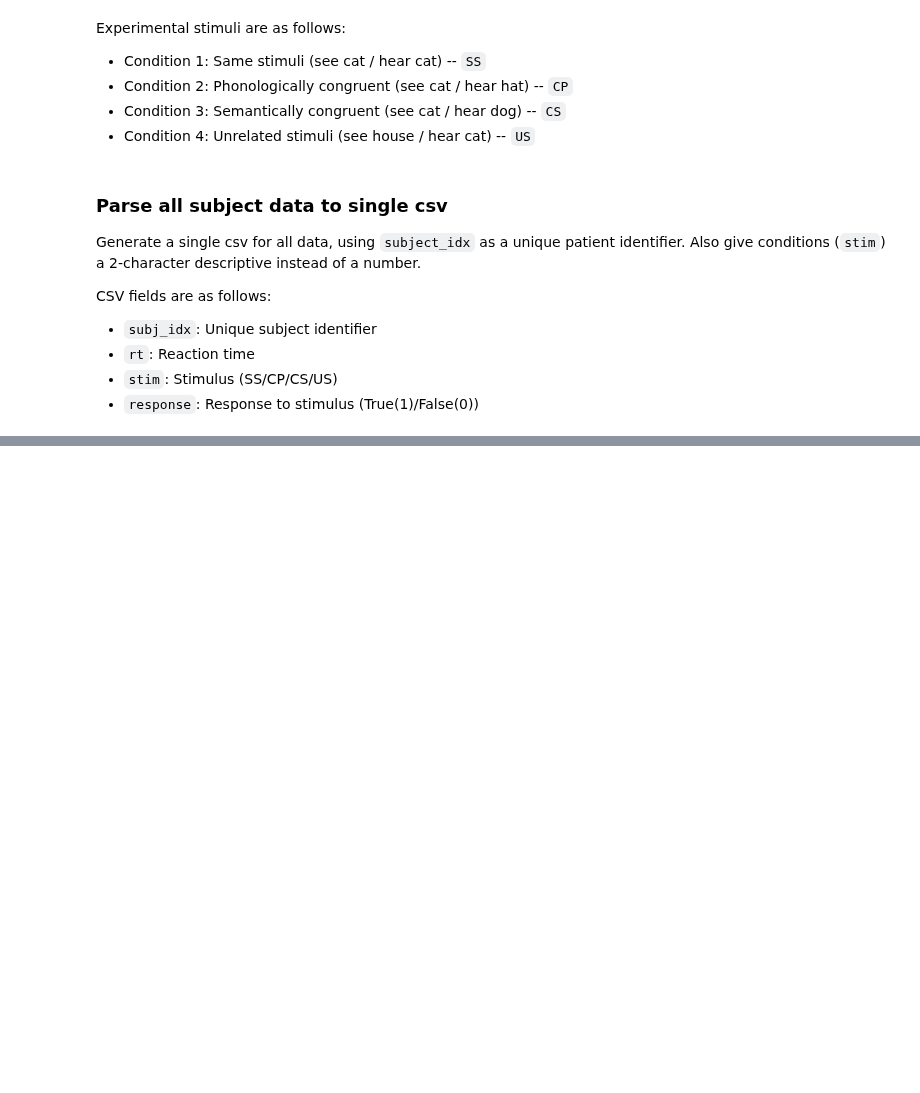
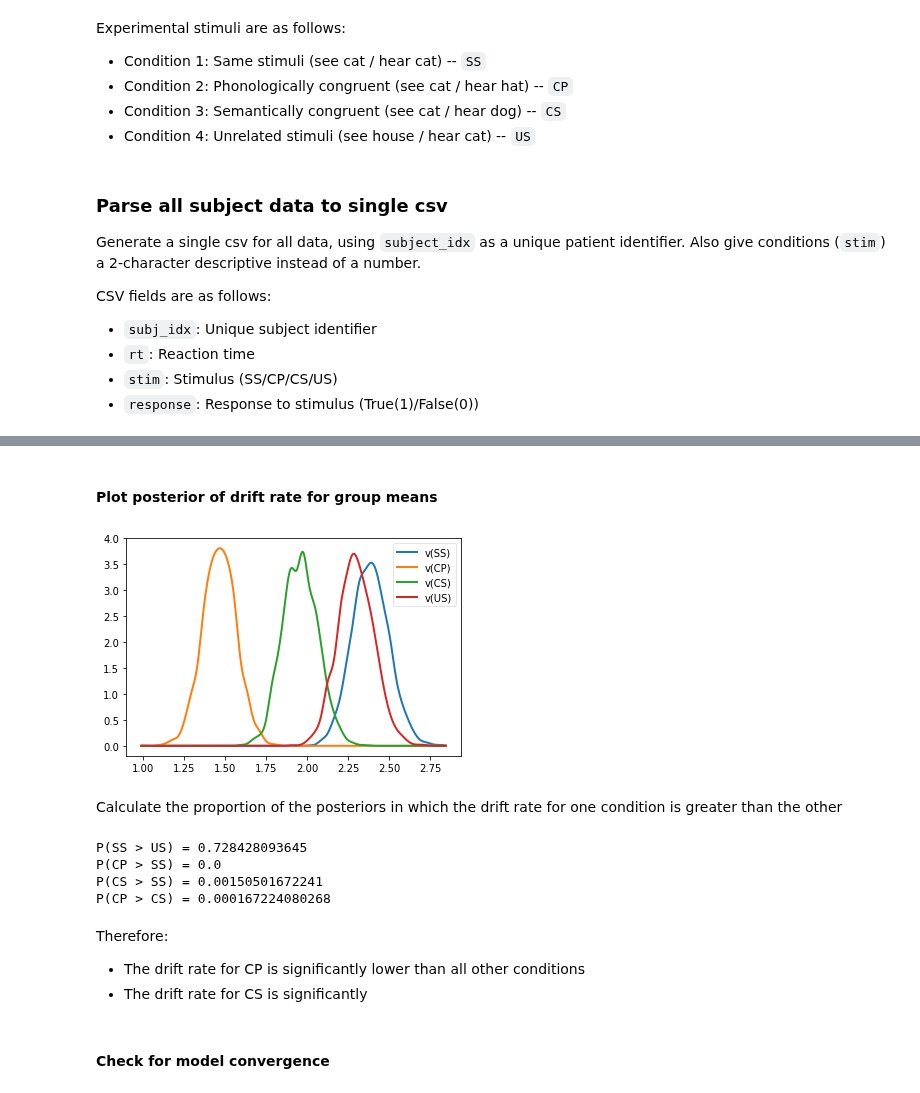
Before and after one commit to CPernet/LanguageDecision, a Jupyter notebook: develop/2017-06-11-ddm-on-all-patient-data.ipynb, the cells around one changed output, grey strips where cells are left out. Drawn from its saved outputs; the diff is of its cells as text; code cells hidden in the pictures; blank space fills up the shorter version.

```diff
--- a/develop/2017-06-11-ddm-on-all-patient-data.ipynb
+++ b/develop/2017-06-11-ddm-on-all-patient-data.ipynb
@@ -64,0 +115,26 @@ dict_keys(['rt', 'stim', 'response', 'subj_idx'])
+# %% [markdown]
+#### Plot posterior of drift rate for group means
+# %%
+v_SS, v_CP, v_CS, v_US = model.nodes_db.node[['v(SS)', 'v(CP)', 'v(CS)', 'v(US)']]
+
+hddm.analyze.plot_posterior_nodes([v_SS, v_CP, v_CS, v_US])
+# %% [output]
+[figure, added]
+# %% [markdown]
+Calculate the proportion of the posteriors in which the drift rate for one condition is greater than the other
+# %%
+print('P(SS > US) = ' + str((v_SS.trace() > v_US.trace()).mean()))
+print('P(CP > SS) = ' + str((v_CP.trace() > v_SS.trace()).mean()))
+print('P(CS > SS) = ' + str((v_CS.trace() > v_SS.trace()).mean()))
+print('P(CP > CS) = ' + str((v_CP.trace() > v_CS.trace()).mean()))
+# %% [output]
+P(SS > US) = 0.728428093645
+P(CP > SS) = 0.0
+P(CS > SS) = 0.00150501672241
+P(CP > CS) = 0.000167224080268
+# %% [markdown]
+Therefore:
+- The drift rate for CP is significantly lower than all other conditions
+- The drift rate for CS is significantly
+# %% [markdown]
+#### Check for model convergence
```
Also changed, not shown: parts of 8 cells of this notebook, 1 other file.
